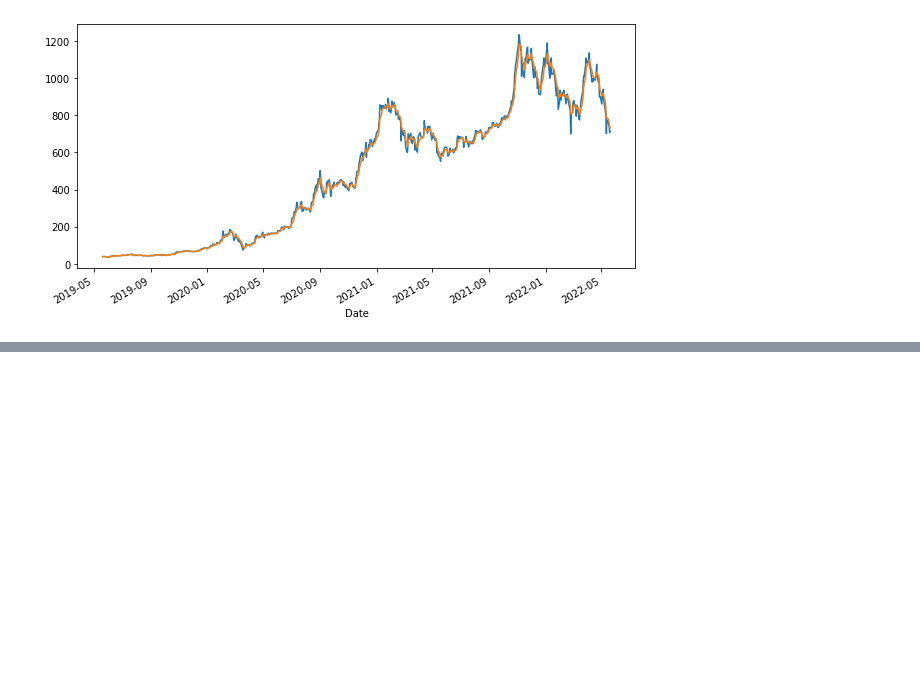
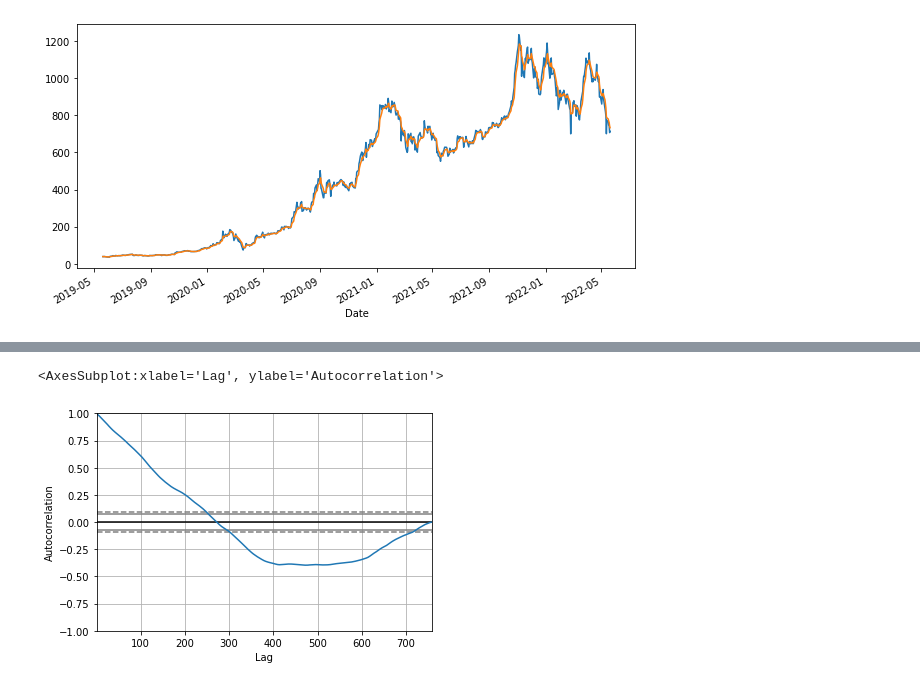
Before and after one commit to VaskarO/Time-series-analysis-and-forecasting, a Jupyter notebook: EDA_for_time_series_data.ipynb, the cells around one changed output, grey strips where cells are left out. Cells and saved outputs as stored; diff of their text form; code cells hidden in the pictures; blank space fills up the shorter version.

```diff
--- a/EDA_for_time_series_data.ipynb
+++ b/EDA_for_time_series_data.ipynb
@@ -242,0 +247,5 @@ dataset['EMA_5days'].plot()
+# %%
+pd.plotting.autocorrelation_plot(dataset['Open'])
+# %% [output]
+<AxesSubplot:xlabel='Lag', ylabel='Autocorrelation'>
+[figure, added]
```
Also changed, not shown: parts of 3 cells of this notebook.
